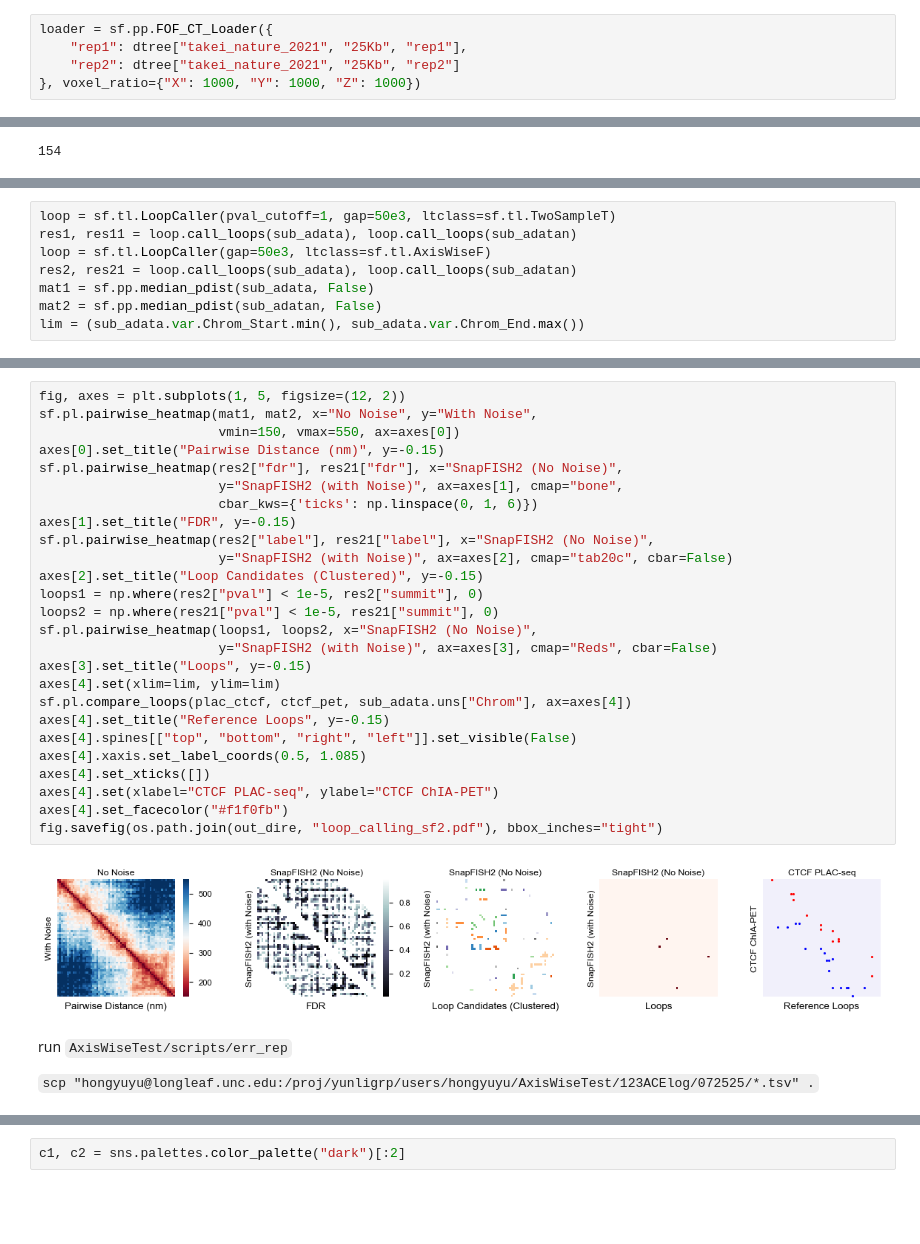
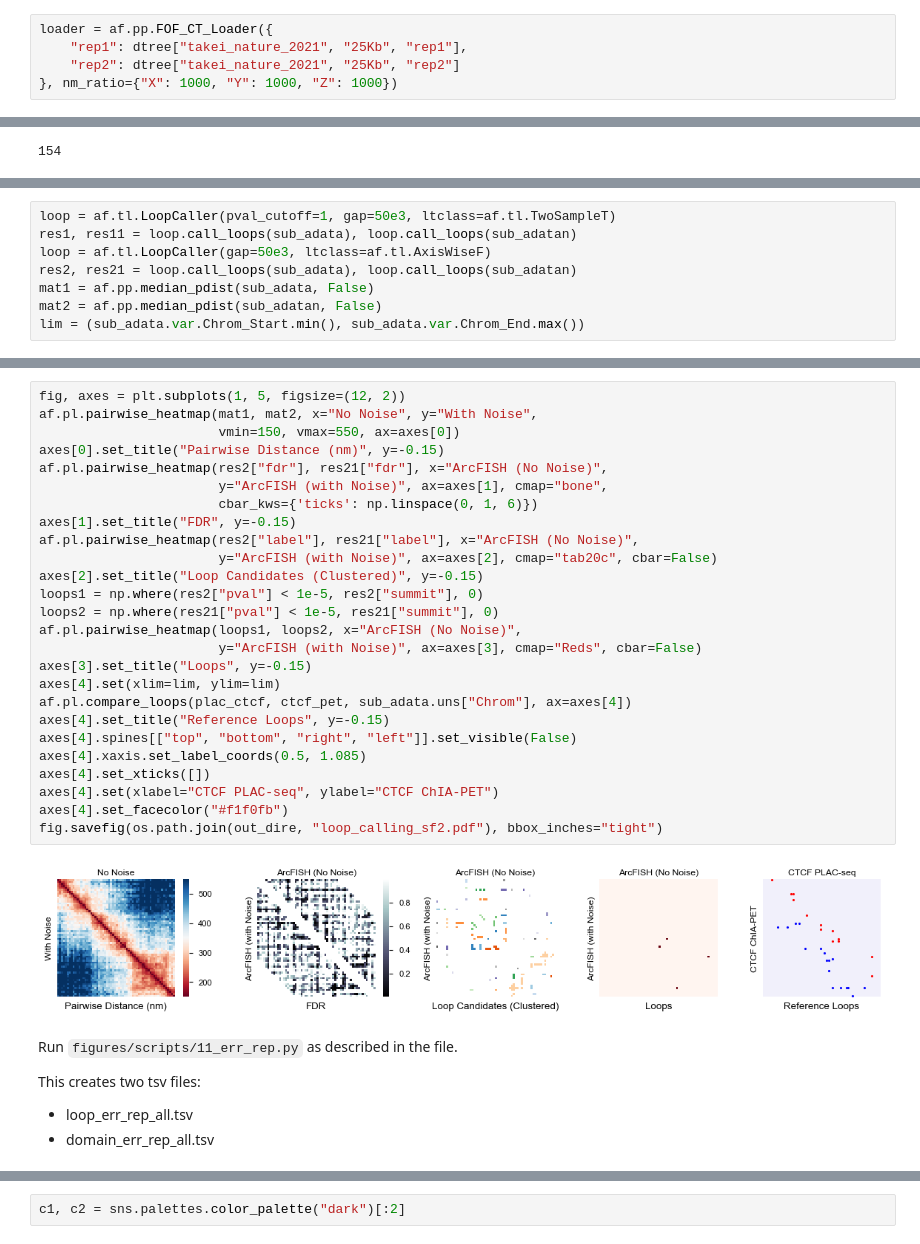
Before and after one commit to hyuyu104/ArcFISH, a Jupyter notebook: figures/1loop_benchmark.ipynb, the cells around one changed output, grey strips where cells are left out. Drawn from its saved outputs; the diff is of its cells as text; blank space fills up the shorter version.

```diff
--- a/figures/1loop_benchmark.ipynb
+++ b/figures/1loop_benchmark.ipynb
@@ -27,7 +55,7 @@ np.sum(n**(-2)*2**(-n))
 # %%
 dtree = DataTree("../data")
 # %%
-loader = sf.pp.FOF_CT_Loader({
+loader = af.pp.FOF_CT_Loader({
     "rep1": dtree["takei_nature_2021", "25Kb", "rep1"],
     "rep2": dtree["takei_nature_2021", "25Kb", "rep2"]
-}, voxel_ratio={"X": 1000, "Y": 1000, "Z": 1000})
+}, nm_ratio={"X": 1000, "Y": 1000, "Z": 1000})
@@ -138,10 +157,10 @@ df = sf.tl.loop_overlap(edf, common_loops, -1)
 # %%
-loop = sf.tl.LoopCaller(pval_cutoff=1, gap=50e3, ltclass=sf.tl.TwoSampleT)
+loop = af.tl.LoopCaller(pval_cutoff=1, gap=50e3, ltclass=af.tl.TwoSampleT)
 res1, res11 = loop.call_loops(sub_adata), loop.call_loops(sub_adatan)
-loop = sf.tl.LoopCaller(gap=50e3, ltclass=sf.tl.AxisWiseF)
+loop = af.tl.LoopCaller(gap=50e3, ltclass=af.tl.AxisWiseF)
 res2, res21 = loop.call_loops(sub_adata), loop.call_loops(sub_adatan)
-mat1 = sf.pp.median_pdist(sub_adata, False)
-mat2 = sf.pp.median_pdist(sub_adatan, False)
+mat1 = af.pp.median_pdist(sub_adata, False)
+mat2 = af.pp.median_pdist(sub_adatan, False)
 lim = (sub_adata.var.Chrom_Start.min(), sub_adata.var.Chrom_End.max())
 # %%
 fig, axes = plt.subplots(1, 5, figsize=(12, 2))
@@ -171,36 +190,39 @@ fig.savefig(os.path.join(out_dire, "loop_calling_sf1.pdf"), bbox_inches="tight")
 [figure]
 # %%
 fig, axes = plt.subplots(1, 5, figsize=(12, 2))
-sf.pl.pairwise_heatmap(mat1, mat2, x="No Noise", y="With Noise",
+af.pl.pairwise_heatmap(mat1, mat2, x="No Noise", y="With Noise",
                        vmin=150, vmax=550, ax=axes[0])
 axes[0].set_title("Pairwise Distance (nm)", y=-0.15)
-sf.pl.pairwise_heatmap(res2["fdr"], res21["fdr"], x="SnapFISH2 (No Noise)",
-                       y="SnapFISH2 (with Noise)", ax=axes[1], cmap="bone",
+af.pl.pairwise_heatmap(res2["fdr"], res21["fdr"], x="ArcFISH (No Noise)",
+                       y="ArcFISH (with Noise)", ax=axes[1], cmap="bone",
                        cbar_kws={'ticks': np.linspace(0, 1, 6)})
 axes[1].set_title("FDR", y=-0.15)
-sf.pl.pairwise_heatmap(res2["label"], res21["label"], x="SnapFISH2 (No Noise)",
-                       y="SnapFISH2 (with Noise)", ax=axes[2], cmap="tab20c", cbar=False)
+af.pl.pairwise_heatmap(res2["label"], res21["label"], x="ArcFISH (No Noise)",
+                       y="ArcFISH (with Noise)", ax=axes[2], cmap="tab20c", cbar=False)
 axes[2].set_title("Loop Candidates (Clustered)", y=-0.15)
 loops1 = np.where(res2["pval"] < 1e-5, res2["summit"], 0)
 loops2 = np.where(res21["pval"] < 1e-5, res21["summit"], 0)
-sf.pl.pairwise_heatmap(loops1, loops2, x="SnapFISH2 (No Noise)",
-                       y="SnapFISH2 (with Noise)", ax=axes[3], cmap="Reds", cbar=False)
+af.pl.pairwise_heatmap(loops1, loops2, x="ArcFISH (No Noise)",
+                       y="ArcFISH (with Noise)", ax=axes[3], cmap="Reds", cbar=False)
 axes[3].set_title("Loops", y=-0.15)
 axes[4].set(xlim=lim, ylim=lim)
-sf.pl.compare_loops(plac_ctcf, ctcf_pet, sub_adata.uns["Chrom"], ax=axes[4])
+af.pl.compare_loops(plac_ctcf, ctcf_pet, sub_adata.uns["Chrom"], ax=axes[4])
 axes[4].set_title("Reference Loops", y=-0.15)
 axes[4].spines[["top", "bottom", "right", "left"]].set_visible(False)
 axes[4].xaxis.set_label_coords(0.5, 1.085)
 axes[4].set_xticks([])
 axes[4].set(xlabel="CTCF PLAC-seq", ylabel="CTCF ChIA-PET")
 axes[4].set_facecolor("#f1f0fb")
 fig.savefig(os.path.join(out_dire, "loop_calling_sf2.pdf"), bbox_inches="tight")
 # %% [output]
-[figure, old version]
+[figure, new version]
-# %% [markdown]
-run `AxisWiseTest/scripts/err_rep`
-
-`scp "hongyuyu@longleaf.unc.edu:/proj/yunligrp/users/hongyuyu/AxisWiseTest/123ACElog/072525/*.tsv" .`
+# %% [markdown]
+Run `figures/scripts/11_err_rep.py` as described in the file.
+
+This creates two tsv files:
+
+- loop_err_rep_all.tsv
+- domain_err_rep_all.tsv
 # %%
 rep_call_all = pd.read_csv(os.path.join(out_dire, "loop_err_rep_all.tsv"), sep="\t")
 rep_call_all = rep_call_all[rep_call_all.final]
```
Also changed, not shown: parts of 40 cells of this notebook, 27 other files.
